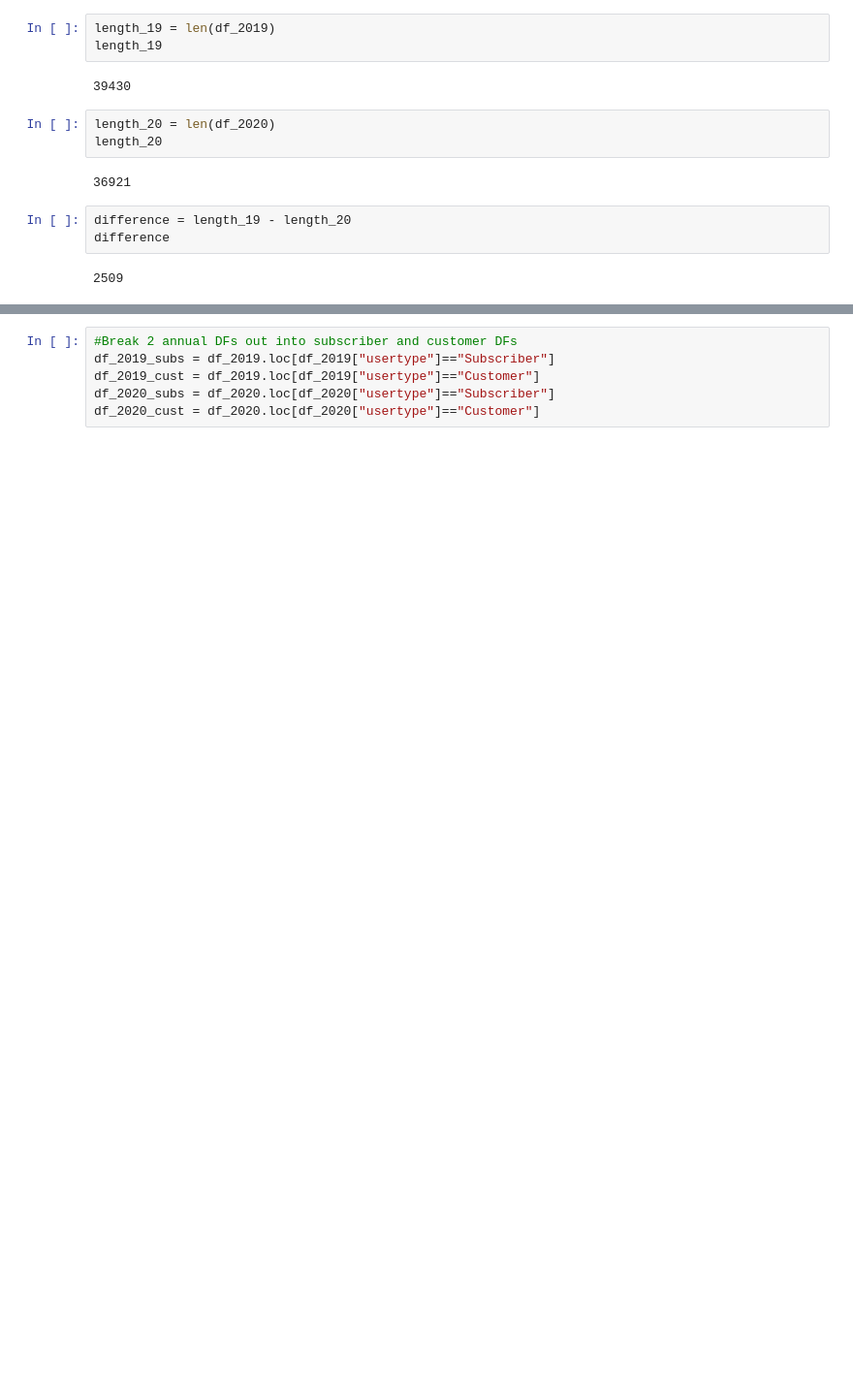
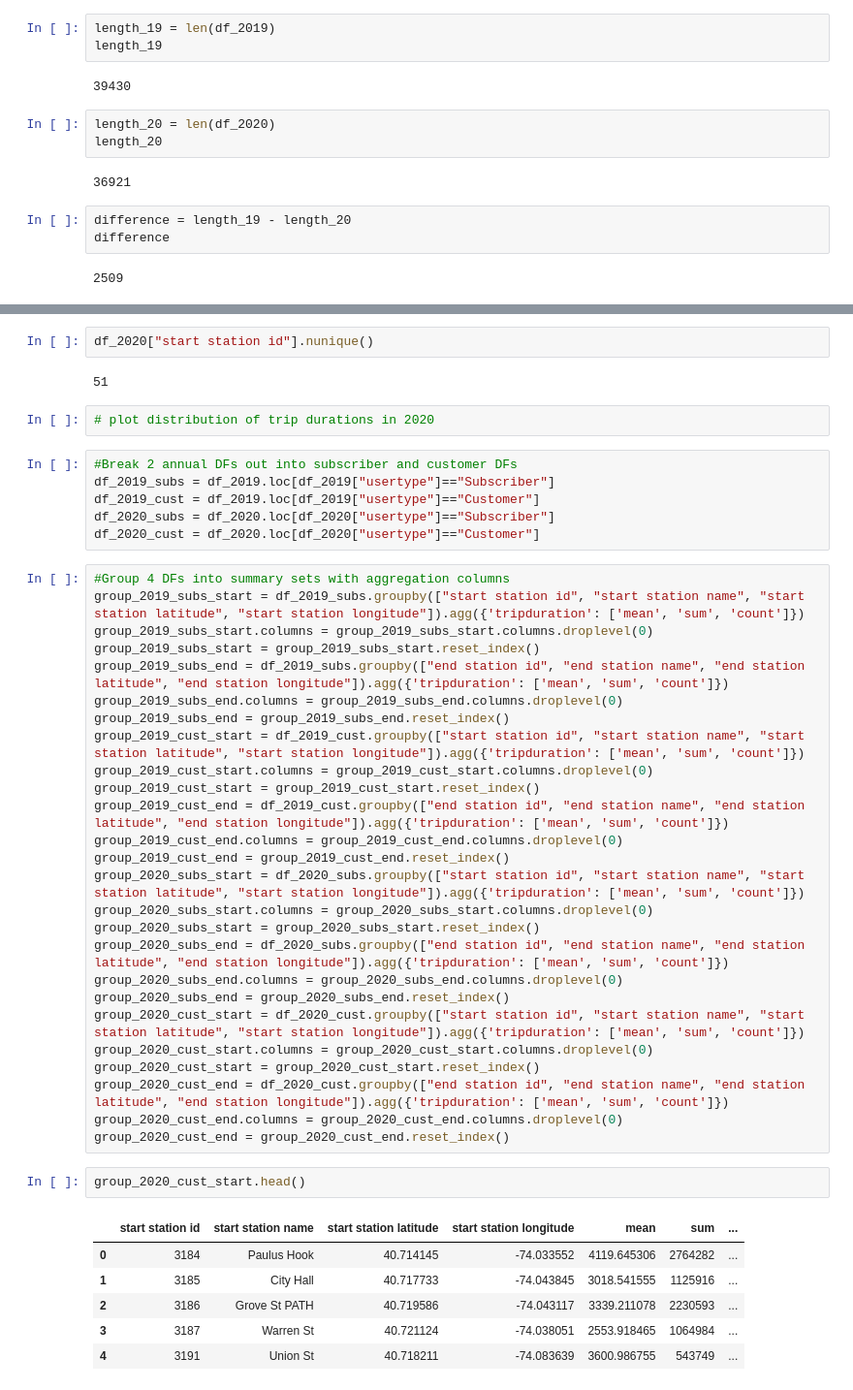
Before and after one commit to phenderson96/tableau-challenge, a Jupyter notebook: cleaning_data.ipynb, the cells around one changed output, grey strips where cells are left out. Shown: that part at 97% size. Drawn from its saved outputs; the diff is of its cells as text; blank space fills up the shorter version.

```diff
--- a/cleaning_data.ipynb
+++ b/cleaning_data.ipynb
@@ -54,6 +147,47 @@ df_2019['tripduration'].mean()
+# %%
+df_2020["start station id"].nunique()
+# %% [output]
+51
+# %%
+# plot distribution of trip durations in 2020
 # %%
 #Break 2 annual DFs out into subscriber and customer DFs
 df_2019_subs = df_2019.loc[df_2019["usertype"]=="Subscriber"]
 df_2019_cust = df_2019.loc[df_2019["usertype"]=="Customer"]
 df_2020_subs = df_2020.loc[df_2020["usertype"]=="Subscriber"]
 df_2020_cust = df_2020.loc[df_2020["usertype"]=="Customer"]
+# %%
+#Group 4 DFs into summary sets with aggregation columns
+group_2019_subs_start = df_2019_subs.groupby(["start station id", "start station name", "start station latitude", "start station longitude"]).agg({'tripduration': ['mean', 'sum', 'count']})
+group_2019_subs_start.columns = group_2019_subs_start.columns.droplevel(0)
+group_2019_subs_start = group_2019_subs_start.reset_index()
+group_2019_subs_end = df_2019_subs.groupby(["end station id", "end station name", "end station latitude", "end station longitude"]).agg({'tripduration': ['mean', 'sum', 'count']})
+group_2019_subs_end.columns = group_2019_subs_end.columns.droplevel(0)
+group_2019_subs_end = group_2019_subs_end.reset_index()
+group_2019_cust_start = df_2019_cust.groupby(["start station id", "start station name", "start station latitude", "start station longitude"]).agg({'tripduration': ['mean', 'sum', 'count']})
+group_2019_cust_start.columns = group_2019_cust_start.columns.droplevel(0)
+group_2019_cust_start = group_2019_cust_start.reset_index()
+group_2019_cust_end = df_2019_cust.groupby(["end station id", "end station name", "end station latitude", "end station longitude"]).agg({'tripduration': ['mean', 'sum', 'count']})
+group_2019_cust_end.columns = group_2019_cust_end.columns.droplevel(0)
+group_2019_cust_end = group_2019_cust_end.reset_index()
+group_2020_subs_start = df_2020_subs.groupby(["start station id", "start station name", "start station latitude", "start station longitude"]).agg({'tripduration': ['mean', 'sum', 'count']})
+group_2020_subs_start.columns = group_2020_subs_start.columns.droplevel(0)
+group_2020_subs_start = group_2020_subs_start.reset_index()
+group_2020_subs_end = df_2020_subs.groupby(["end station id", "end station name", "end station latitude", "end station longitude"]).agg({'tripduration': ['mean', 'sum', 'count']})
+group_2020_subs_end.columns = group_2020_subs_end.columns.droplevel(0)
+group_2020_subs_end = group_2020_subs_end.reset_index()
+group_2020_cust_start = df_2020_cust.groupby(["start station id", "start station name", "start station latitude", "start station longitude"]).agg({'tripduration': ['mean', 'sum', 'count']})
+group_2020_cust_start.columns = group_2020_cust_start.columns.droplevel(0)
+group_2020_cust_start = group_2020_cust_start.reset_index()
+group_2020_cust_end = df_2020_cust.groupby(["end station id", "end station name", "end station latitude", "end station longitude"]).agg({'tripduration': ['mean', 'sum', 'count']})
+group_2020_cust_end.columns = group_2020_cust_end.columns.droplevel(0)
+group_2020_cust_end = group_2020_cust_end.reset_index()
+# %%
+group_2020_cust_start.head()
+# %% [output]
+|  | start station id | start station name | start station latitude | start station longitude | mean | sum | ... |
+| 0 | 3184 | Paulus Hook | 40.714145 | -74.033552 | 4119.645306 | 2764282 | ... |
+| 1 | 3185 | City Hall | 40.717733 | -74.043845 | 3018.541555 | 1125916 | ... |
+| 2 | 3186 | Grove St PATH | 40.719586 | -74.043117 | 3339.211078 | 2230593 | ... |
+| 3 | 3187 | Warren St | 40.721124 | -74.038051 | 2553.918465 | 1064984 | ... |
+| 4 | 3191 | Union St | 40.718211 | -74.083639 | 3600.986755 | 543749 | ... |
```
Also changed, not shown: parts of 20 cells of this notebook, 3 other files.
